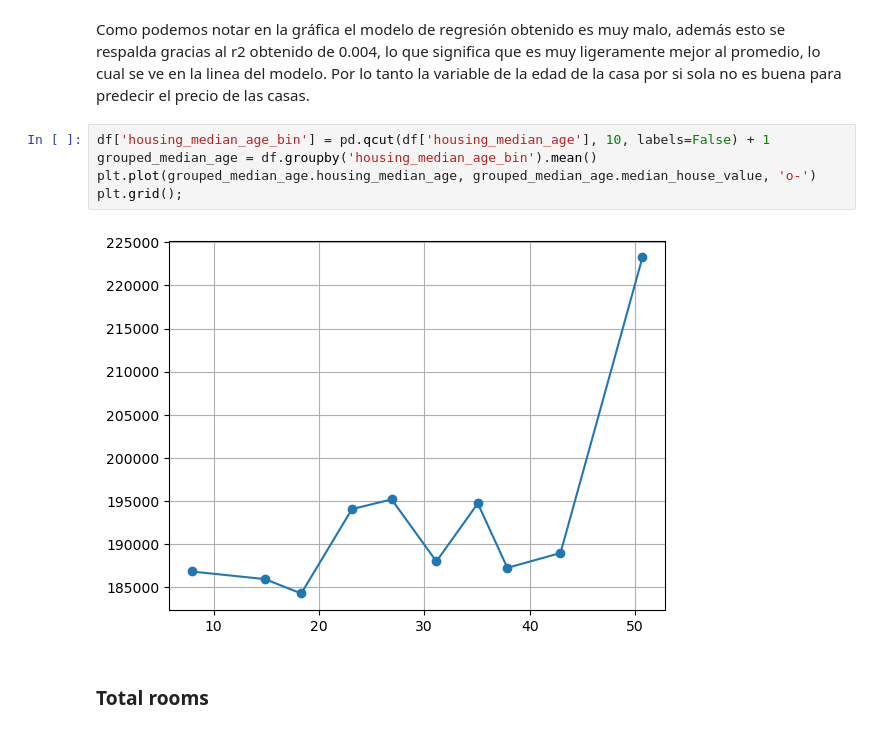
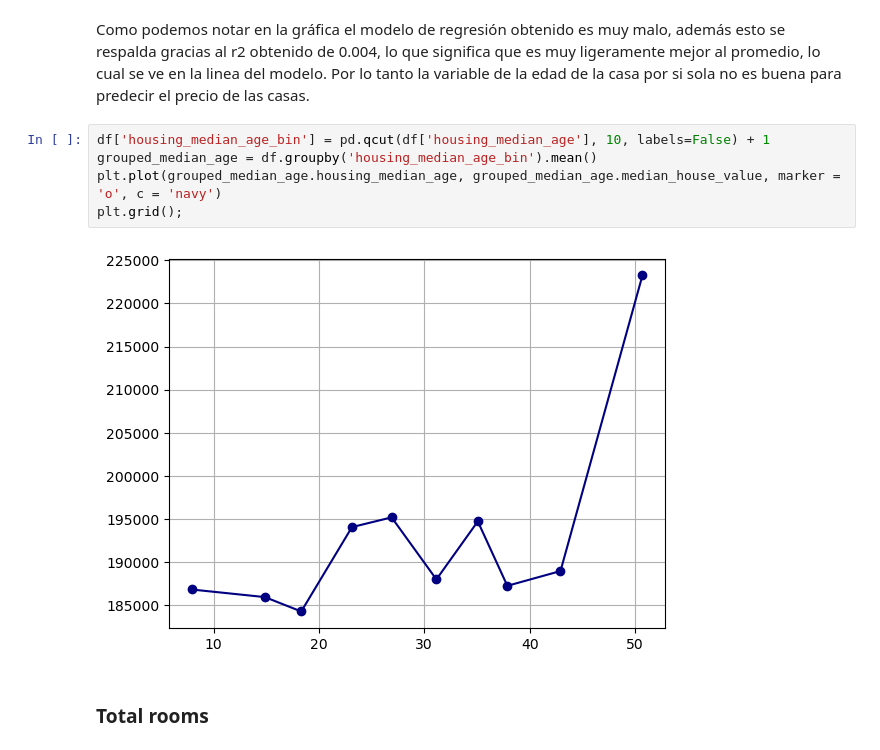
Before and after one commit to LuisMB09/lab_aprendizaje_estadistico, a Jupyter notebook: Tarea_1.ipynb, the cells around one changed output. Drawn from its saved outputs; the diff is of its cells as text.

```diff
--- a/Tarea_1.ipynb
+++ b/Tarea_1.ipynb
@@ -93,10 +84,10 @@ Como podemos notar en la gráfica el modelo de regresión obtenido es muy malo,
 # %%
 df['housing_median_age_bin'] = pd.qcut(df['housing_median_age'], 10, labels=False) + 1
 grouped_median_age = df.groupby('housing_median_age_bin').mean()
-plt.plot(grouped_median_age.housing_median_age, grouped_median_age.median_house_value, 'o-')
+plt.plot(grouped_median_age.housing_median_age, grouped_median_age.median_house_value, marker = 'o', c = 'navy')
 plt.grid();
 # %% [output]
-[figure, old version]
+[figure, new version]
 # %% [markdown]
 ### Total rooms
 # %%
```
Also changed, not shown: parts of 11 cells of this notebook.
